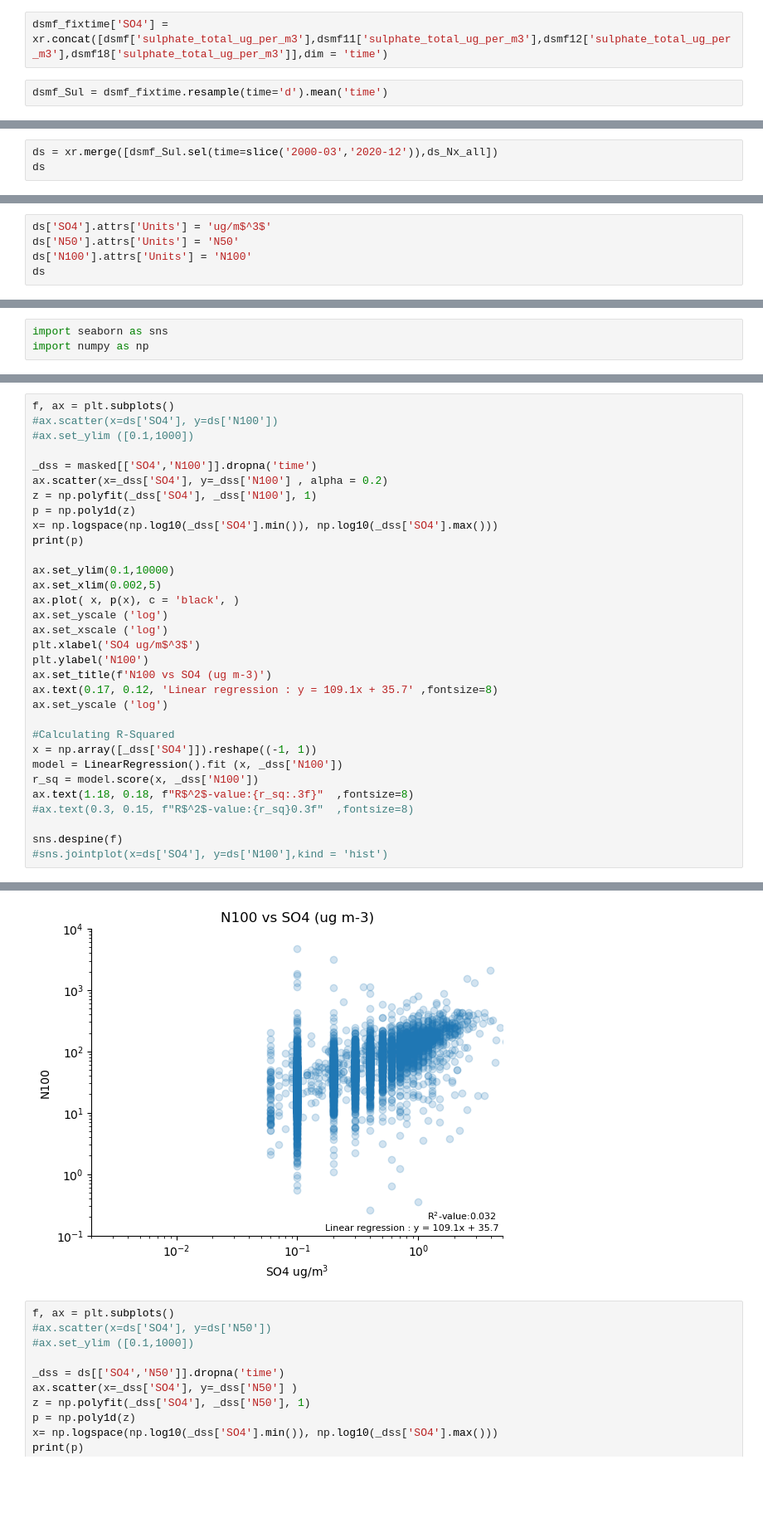
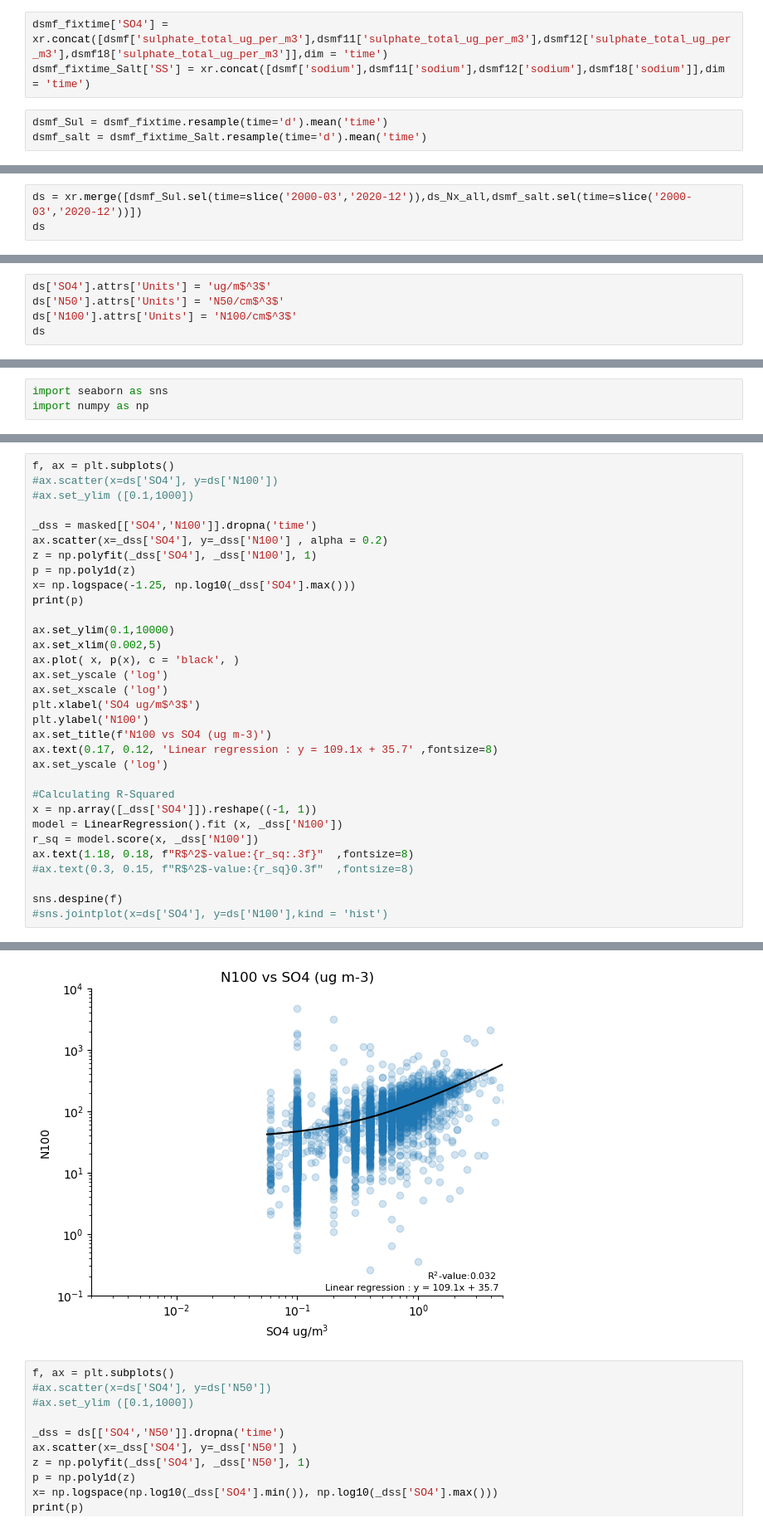
Before and after one commit to eScience-course/-Tjaernoe2022-group1, a Jupyter notebook: notebooks/Stefan/Full Sulphate Data.ipynb, the cells around one changed output, grey strips where cells are left out. Shown at 83% size. Saved outputs shown, nothing was run; the diff lists cells and outputs as text; blank space fills up the shorter version.

```diff
--- a/notebooks/Stefan/Full Sulphate Data.ipynb
+++ b/notebooks/Stefan/Full Sulphate Data.ipynb
@@ -605,4 +610,6 @@ dsmf_fixtime= xr.Dataset()
 # %%
 dsmf_fixtime['SO4'] = xr.concat([dsmf['sulphate_total_ug_per_m3'],dsmf11['sulphate_total_ug_per_m3'],dsmf12['sulphate_total_ug_per_m3'],dsmf18['sulphate_total_ug_per_m3']],dim = 'time')
+dsmf_fixtime_Salt['SS'] = xr.concat([dsmf['sodium'],dsmf11['sodium'],dsmf12['sodium'],dsmf18['sodium']],dim = 'time')
 # %%
 dsmf_Sul = dsmf_fixtime.resample(time='d').mean('time')
+dsmf_salt = dsmf_fixtime_Salt.resample(time='d').mean('time')
@@ -703,7 +724,7 @@ dask.array<chunksize=(2132,), meta=np.ndarray>
 | Array Chunk Bytes 59.46 kiB 28.54... |  |
 Attributes: (0)
 # %%
-ds = xr.merge([dsmf_Sul.sel(time=slice('2000-03','2020-12')),ds_Nx_all])
+ds = xr.merge([dsmf_Sul.sel(time=slice('2000-03','2020-12')),ds_Nx_all,dsmf_salt.sel(time=slice('2000-03','2020-12'))])
 ds
 # %% [output]
 <xarray.Dataset> Dimensions: (time: 7611) Coordinates: * time (time) datetime64[ns] 2000-03-01 2000-03-02 ... 2020-12-31 diameter float64 50.12 D float64 50.12 limit <U3 'top' Data variables: SO4 (tim ...
@@ -732,8 +758,8 @@ dask.array<chunksize=(2132,), meta=np.ndarray>
 Attributes: (0)
 # %%
 ds['SO4'].attrs['Units'] = 'ug/m$^3$'
-ds['N50'].attrs['Units'] = 'N50'
-ds['N100'].attrs['Units'] = 'N100'
+ds['N50'].attrs['Units'] = 'N50/cm$^3$'
+ds['N100'].attrs['Units'] = 'N100/cm$^3$'
 ds
 # %% [output]
 <xarray.Dataset> Dimensions: (time: 7611) Coordinates: * time (time) datetime64[ns] 2000-03-01 2000-03-02 ... 2020-12-31 diameter float64 50.12 D float64 50.12 limit <U3 'top' Data variables: SO4 (tim ...
@@ -795,35 +826,35 @@ f, ax = plt.subplots()
 #ax.set_ylim ([0.1,1000])
 
 _dss = masked[['SO4','N100']].dropna('time')
 ax.scatter(x=_dss['SO4'], y=_dss['N100'] , alpha = 0.2)
 z = np.polyfit(_dss['SO4'], _dss['N100'], 1)
 p = np.poly1d(z)
-x= np.logspace(np.log10(_dss['SO4'].min()), np.log10(_dss['SO4'].max()))
+x= np.logspace(-1.25, np.log10(_dss['SO4'].max()))
 print(p)
 
 ax.set_ylim(0.1,10000)
 ax.set_xlim(0.002,5)
 ax.plot( x, p(x), c = 'black', )
 ax.set_yscale ('log')
 ax.set_xscale ('log')
 plt.xlabel('SO4 ug/m$^3$')
 plt.ylabel('N100')
 ax.set_title(f'N100 vs SO4 (ug m-3)')
 ax.text(0.17, 0.12, 'Linear regression : y = 109.1x + 35.7' ,fontsize=8)
 ax.set_yscale ('log')
 
 #Calculating R-Squared
 x = np.array([_dss['SO4']]).reshape((-1, 1))
 model = LinearRegression().fit (x, _dss['N100'])
 r_sq = model.score(x, _dss['N100'])
 ax.text(1.18, 0.18, f"R$^2$-value:{r_sq:.3f}"  ,fontsize=8)
 #ax.text(0.3, 0.15, f"R$^2$-value:{r_sq}0.3f"  ,fontsize=8)
 
 sns.despine(f)
 #sns.jointplot(x=ds['SO4'], y=ds['N100'],kind = 'hist')
 # %% [output]
 109.1 x + 35.78
-[figure, old version]
+[figure, new version]
 # %%
 f, ax = plt.subplots()
 #ax.scatter(x=ds['SO4'], y=ds['N50'])
```
Also changed, not shown: parts of 18 cells of this notebook, 1 other file.
